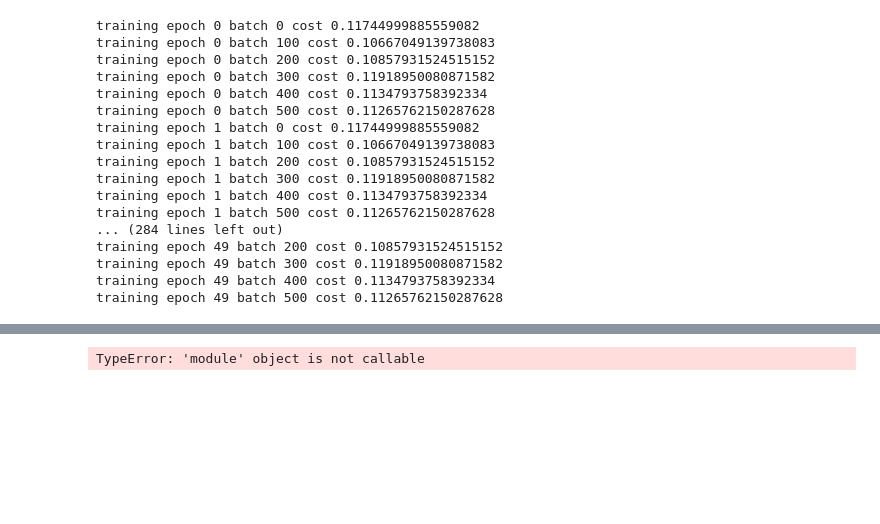
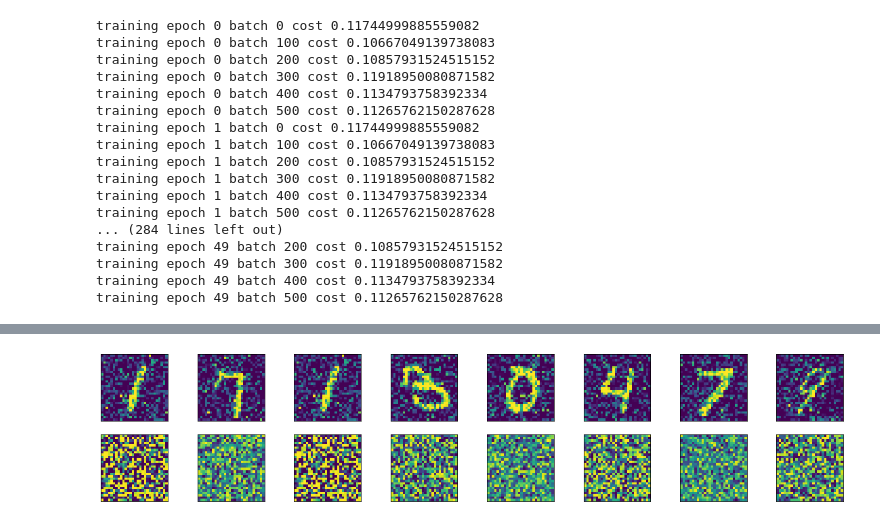
Before and after one commit to dkhanna511/Autoencoder, a Jupyter notebook: DenoisingAutoencoder.ipynb, the cells around one changed output, grey strips where cells are left out. Cells and saved outputs as stored; diff of their text form; code cells hidden in the pictures; blank space fills up the shorter version.

```diff
--- a/DenoisingAutoencoder.ipynb
+++ b/DenoisingAutoencoder.ipynb
@@ -172,12 +157,12 @@ plt.ylabel('reconstruction Loss (MSE)')
 # %%
 #plotting original and reconstructed image
 row, col= 2,8
-idx= np.random(0, 100, row*col//2)
+idx= np.random.randint(0, 100, row*col//2)
 f, axarr= plt.subplots(row, col, sharex= True, sharey= True, figsize= (20, 4))
 for fig, row in zip([Xtest_noisy, out], axarr):
     for i, ax in zip(idx, row):
         ax.imshow(fig[i].reshape((28, 28)))
         ax.get_xaxis().set_visible(False)
         ax.get_yaxis().set_visible(False)
 # %% [output]
-TypeError: 'module' object is not callable
+[figure, added]
```
Also changed, not shown: parts of 2 cells of this notebook.
